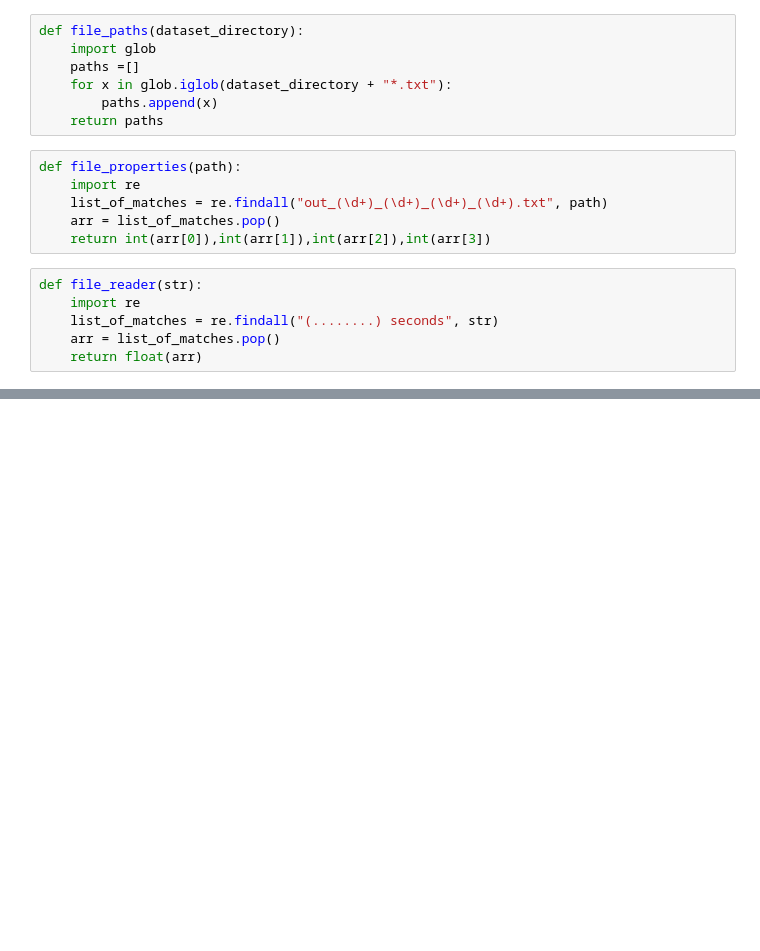
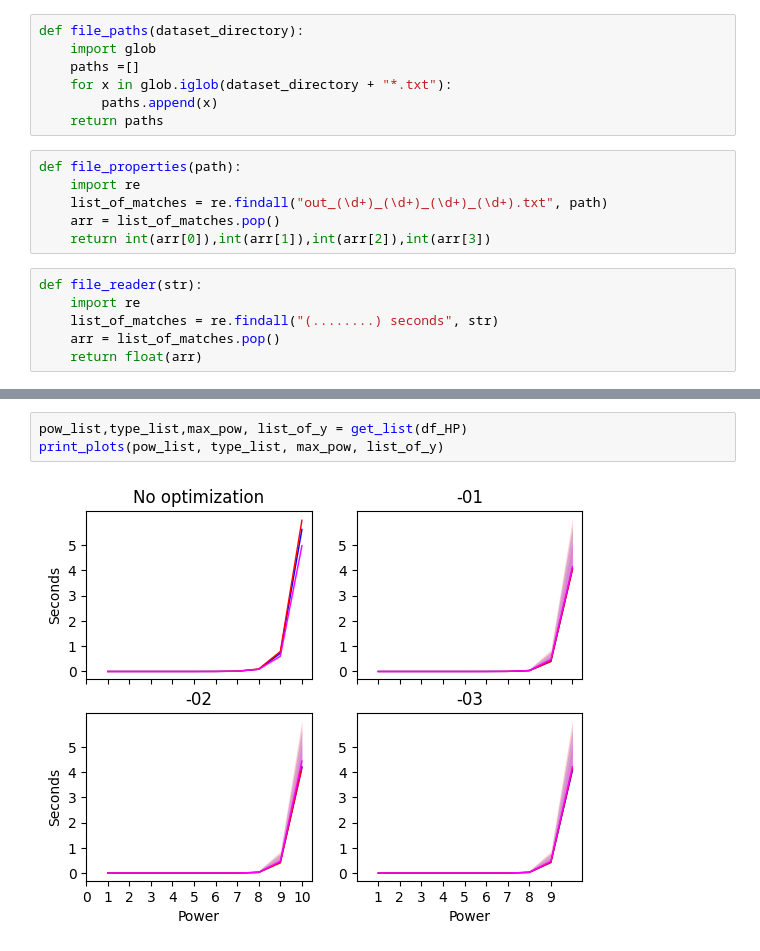
Before and after one commit to EmmanuelEngineer/GpuComputing, a Jupyter notebook: graph_generator.ipynb, the cells around one changed output, grey strips where cells are left out. Cells and saved outputs as stored; diff of their text form; blank space fills up the shorter version.

```diff
--- a/graph_generator.ipynb
+++ b/graph_generator.ipynb
@@ -87,0 +130,5 @@ plt.show()
+# %%
+pow_list,type_list,max_pow, list_of_y = get_list(df_HP)
+print_plots(pow_list, type_list, max_pow, list_of_y)
+# %% [output]
+[figure, added]
```
Also changed, not shown: parts of 7 cells of this notebook, 22 other files.
